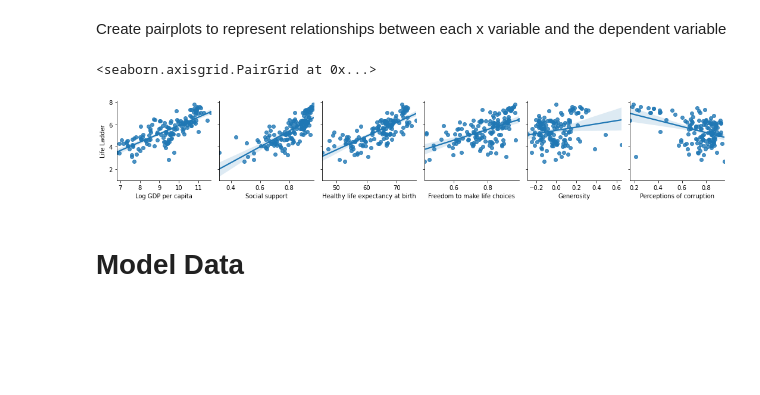
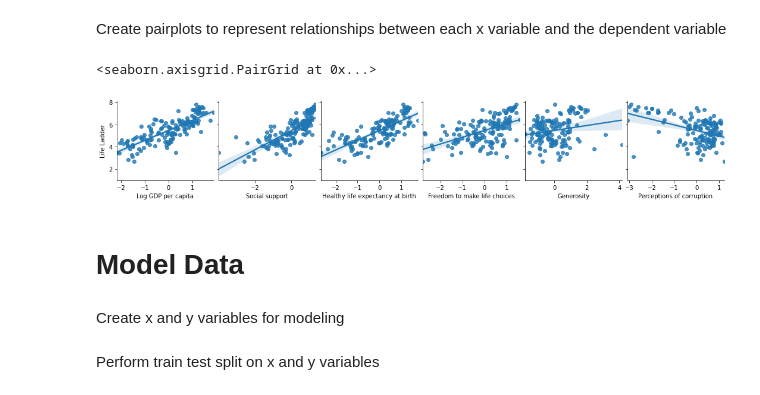
Before and after one commit to blantj/happiness_regression, a Jupyter notebook: Modeling.ipynb, the cells around one changed output. Cells and saved outputs as stored; diff of their text form; code cells hidden in the pictures; blank space fills up the shorter version.

Commit message:
Model data

```diff
--- a/Modeling.ipynb
+++ b/Modeling.ipynb
@@ -98,8 +103,10 @@ df.head()
 Replace missing values with knn imputer
 # %%
 knn_x = df.drop(columns='Life Ladder')
+knn_ss = StandardScaler()
+ss_knn_x = pd.DataFrame(knn_ss.fit_transform(knn_x), columns=knn_x.columns)
 knn_imputer = KNNImputer()
-imputed_x = pd.DataFrame(knn_imputer.fit_transform(knn_x), columns=knn_x.columns)
+imputed_x = pd.DataFrame(knn_imputer.fit_transform(ss_knn_x), columns=ss_knn_x.columns)
 scrubbed_df = pd.concat([df[['Life Ladder']], imputed_x], axis=1)
 scrubbed_df.head()
 # %% [output]
@@ -198,9 +205,13 @@ for var in scrubbed_df.columns:
 # %% [markdown]
 Create pairplots to represent relationships between each x variable and the dependent variable
 # %%
-sns.pairplot(scrubbed_df, x_vars = x.columns, y_vars=['Life Ladder'], kind='reg')
+x_vars = list(scrubbed_df.columns)
+x_vars.remove('Life Ladder')
+sns.pairplot(scrubbed_df, x_vars = x_vars, y_vars=['Life Ladder'], kind='reg')
 # %% [output]
 <seaborn.axisgrid.PairGrid at 0x...>
-[figure, old version]
+[figure, new version]
 # %% [markdown]
 # Model Data
+# %% [markdown]
+Create x and y variables for modeling
@@ -206,0 +221,2 @@ sns.pairplot(scrubbed_df, x_vars = x.columns, y_vars=['Life Ladder'], kind='reg'
+# %% [markdown]
+Perform train test split on x and y variables
```
Also changed, not shown: parts of 18 cells of this notebook.
